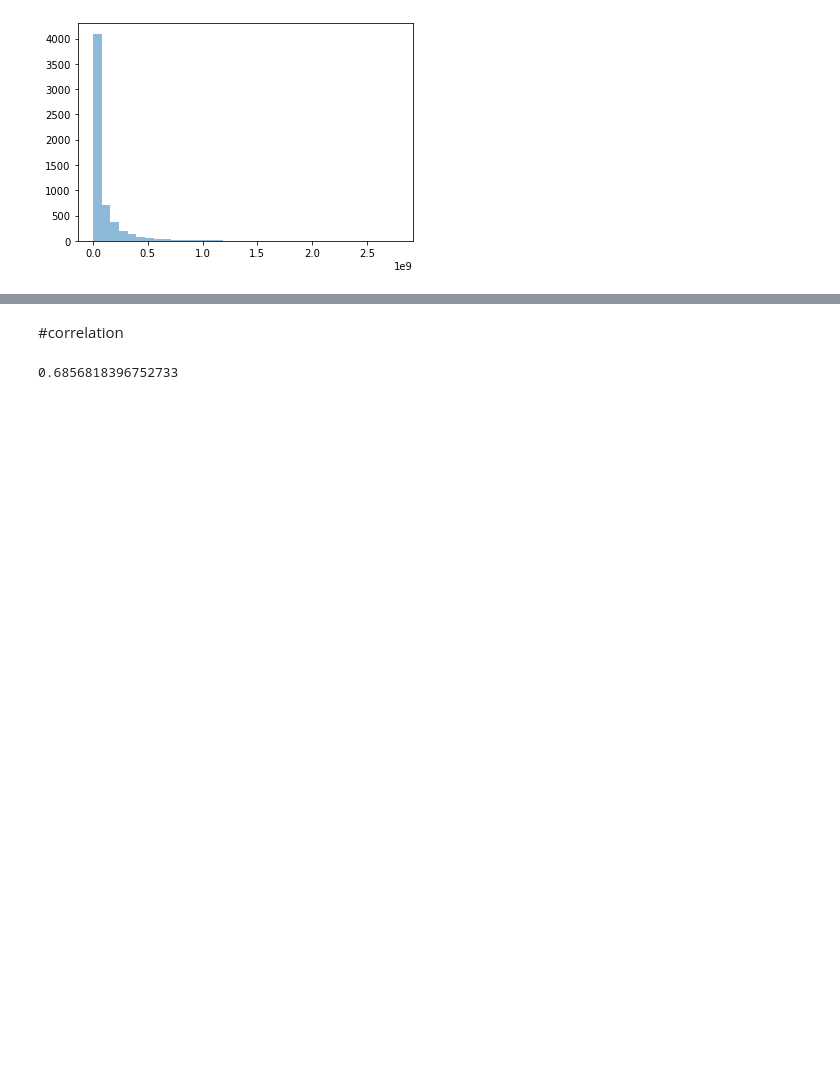
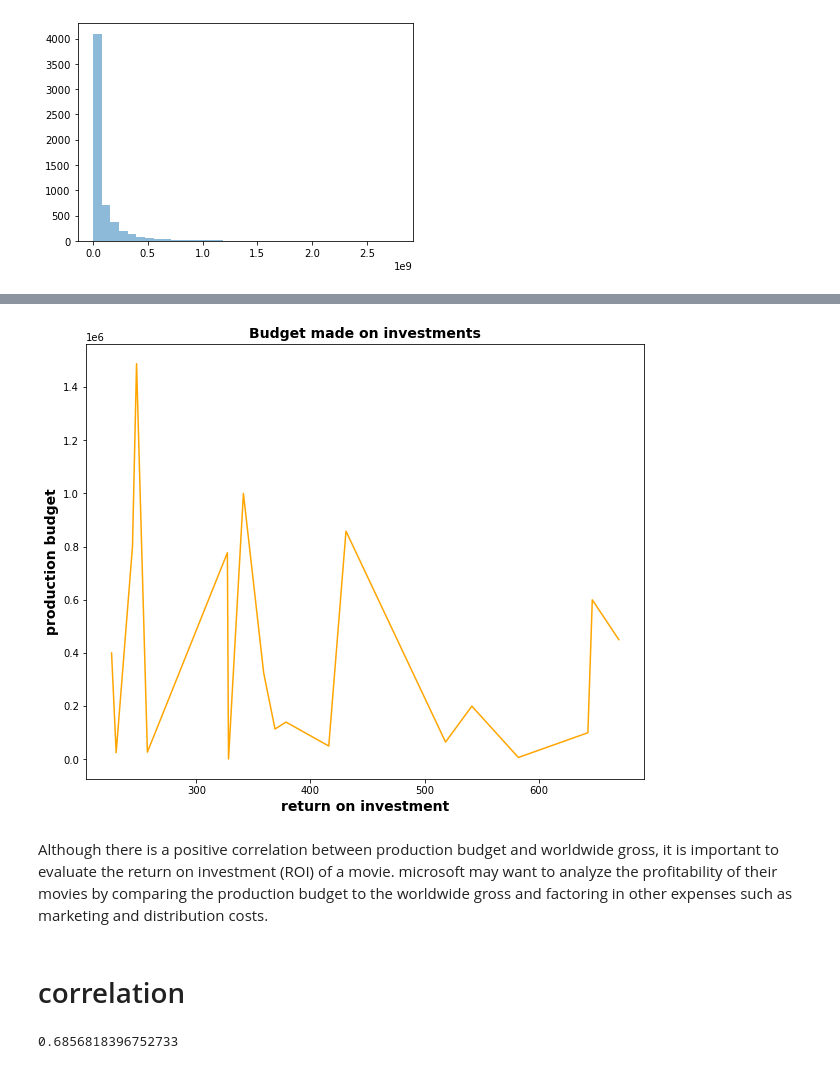
Before and after one commit to Grace-01-cell/dsc-phase-1-project-v2-4, a Jupyter notebook: student.ipynb, the cells around one changed output, grey strips where cells are left out. Saved outputs shown, nothing was run; the diff lists cells and outputs as text; code cells hidden in the pictures; blank space fills up the shorter version.

```diff
--- a/student.ipynb
+++ b/student.ipynb
@@ -462,0 +607,2 @@ plt.hist(frame['worldwide_gross'],bins = 35 ,density= False , alpha = 0.5);
+# %%
+movie_budget_sample = frame.sort_values(by = 'return_on_inv', ascending= False).head(20).iloc[1:20]
@@ -463,3 +629,16 @@ plt.hist(frame['worldwide_gross'],bins = 35 ,density= False , alpha = 0.5);
+# %%
+#ploting the graph of the ROI
+x = movie_budget_sample["return_on_inv"]
+y = movie_budget_sample['production_budget']
+plt.xlabel("return on investment", fontsize=14, fontweight='bold')
+plt.ylabel("production budget", fontsize =14, fontweight= 'bold')
+plt.title("Budget made on investments", fontsize=14, fontweight = 'bold')
+plt.gcf().set_size_inches(10,8)
+plt.plot(x,y, color = 'orange');
+# %% [output]
+[figure, added]
+# %% [markdown]
+Although there is a positive correlation between production budget and worldwide gross, it is important to evaluate the return on investment (ROI) of a movie. microsoft may want to analyze the profitability of their movies by comparing the production budget to the worldwide gross and factoring in other expenses such as marketing and distribution costs.
 # %% [markdown]
-  #correlation
+  # correlation
 # %%
```
Also changed, not shown: parts of 116 cells of this notebook, 9 other files.
